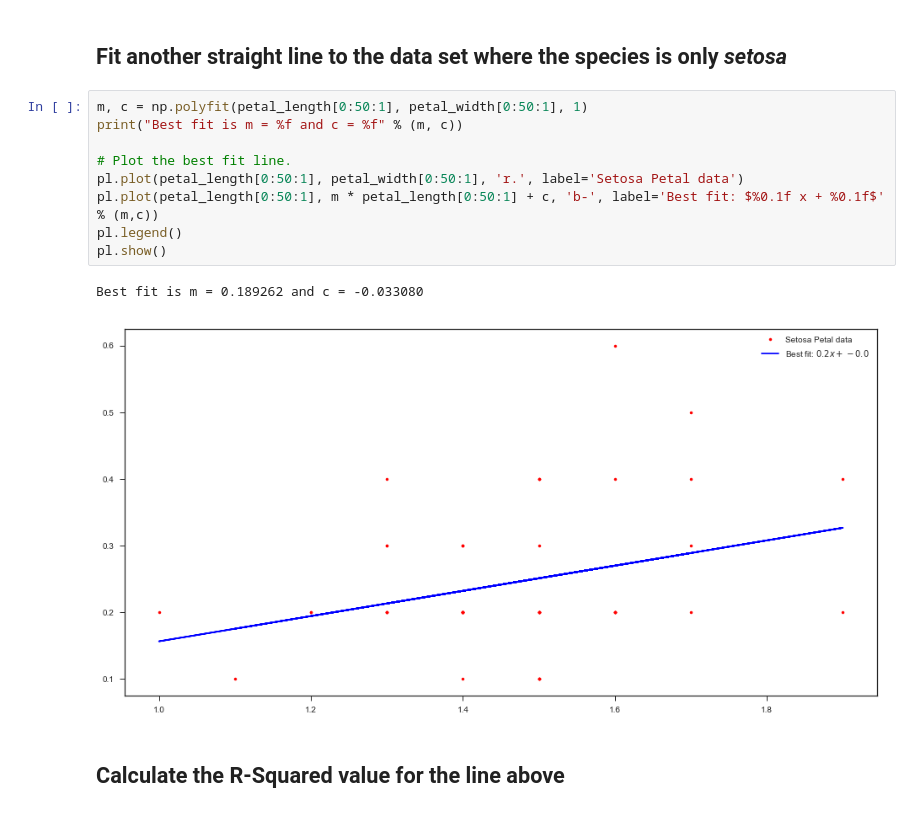
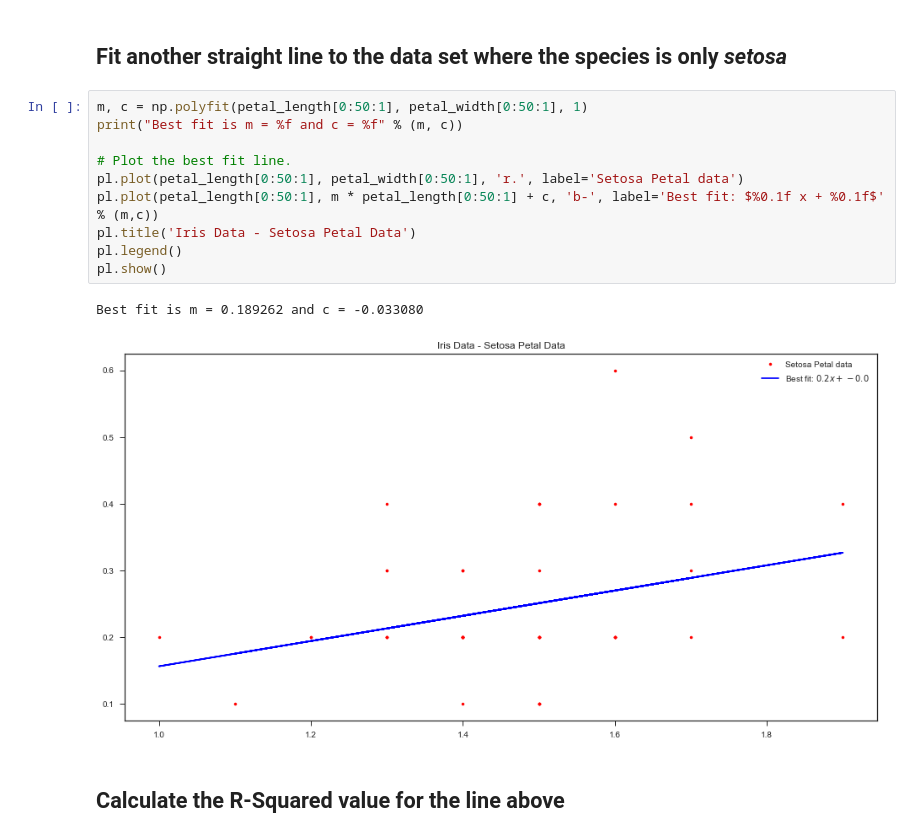
Before and after one commit to damiannolan/iris-data-set, a Jupyter notebook: iris-data-set.ipynb, the cells around one changed output. Drawn from its saved outputs; the diff is of its cells as text.

```diff
--- a/iris-data-set.ipynb
+++ b/iris-data-set.ipynb
@@ -138,15 +139,16 @@ The R-squared value is 0.9269
 # %%
 m, c = np.polyfit(petal_length[0:50:1], petal_width[0:50:1], 1)
 print("Best fit is m = %f and c = %f" % (m, c))
 
 # Plot the best fit line.
 pl.plot(petal_length[0:50:1], petal_width[0:50:1], 'r.', label='Setosa Petal data')
 pl.plot(petal_length[0:50:1], m * petal_length[0:50:1] + c, 'b-', label='Best fit: $%0.1f x + %0.1f$' % (m,c))
+pl.title('Iris Data - Setosa Petal Data')
 pl.legend()
 pl.show()
 # %% [output]
 Best fit is m = 0.189262 and c = -0.033080
-[figure, old version]
+[figure, new version]
 # %% [markdown]
 ## Calculate the R-Squared value for the line above
 # %%
```
Also changed, not shown: parts of 6 cells of this notebook.
